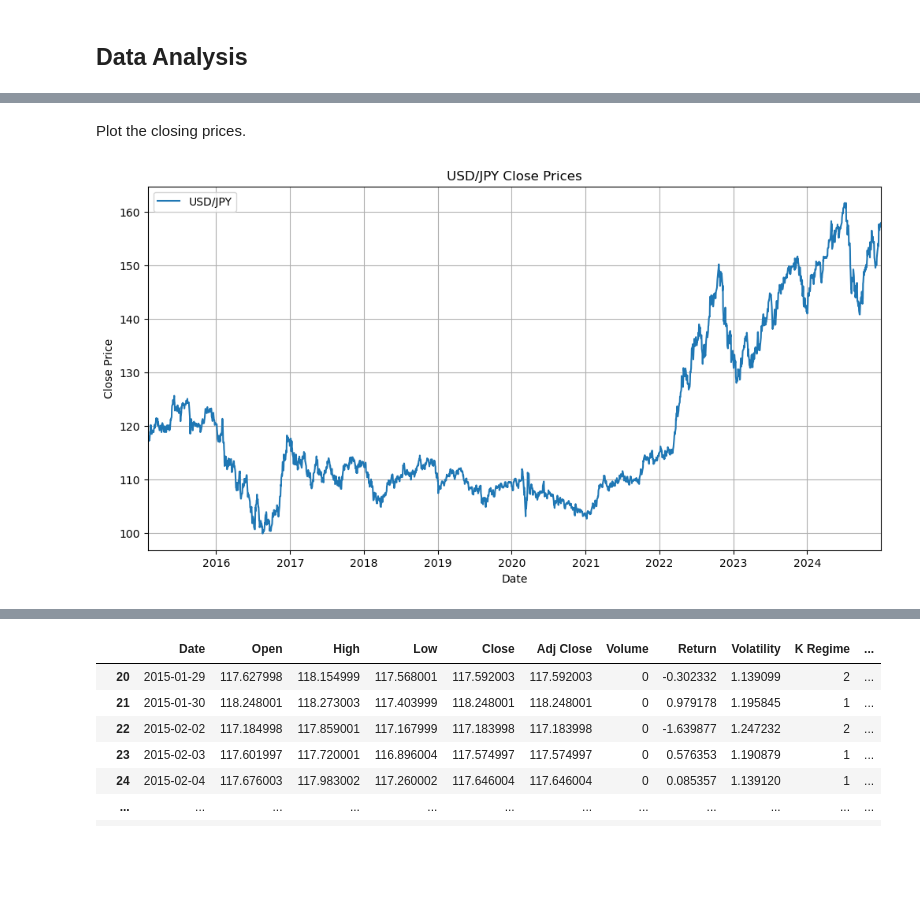
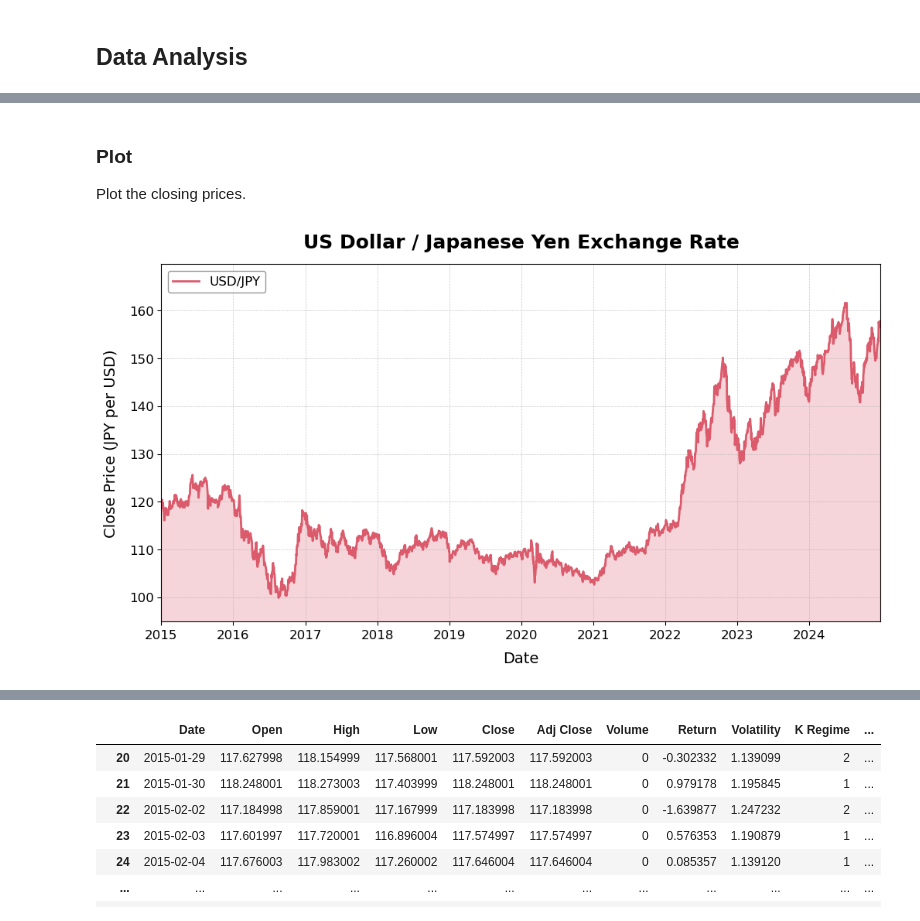
Before and after one commit to estasz/USDJPY-Quant-Trader, a Jupyter notebook: USDJPY.ipynb, the cells around one changed output, grey strips where cells are left out. Cells and saved outputs as stored; diff of their text form; code cells hidden in the pictures; blank space fills up the shorter version.

```diff
--- a/USDJPY.ipynb
+++ b/USDJPY.ipynb
@@ -74,14 +94,20 @@ yen
 # %% [markdown]
+### Plot
+
 Plot the closing prices.
 # %%
 plt.figure(figsize=(12, 6))
-plt.plot(yen.Date, yen.Close, label='USD/JPY')
-plt.title('USD/JPY Close Prices')
-plt.xlabel('Date')
-plt.ylabel('Close Price')
-plt.xlim(min(yen.Date), max(yen.Date))
-plt.legend()
-plt.grid(True)
+plt.plot(yen['Date'], yen['Close'], color='#DB5A6B', lw=2, label='USD/JPY')
+plt.fill_between(yen['Date'], yen['Close'], color='#DB5A6B', alpha=0.25)
+plt.title('US Dollar / Japanese Yen Exchange Rate', fontsize=18, fontweight='bold', pad=15)
+plt.xlabel('Date', fontsize=14, labelpad=10)
+plt.ylabel('Close Price (JPY per USD)', fontsize=14, labelpad=10)
+plt.xlim(min(yen['Date']), max(yen['Date']))
+plt.ylim(min(yen['Close']) * 0.95, max(yen['Close']) * 1.05)
+plt.grid(which='major', linestyle='--', lw=0.5, alpha=0.7)
+plt.xticks(fontsize=12)
+plt.yticks(fontsize=12)
+plt.legend(fontsize=12, frameon=True, facecolor='white', edgecolor='gray', loc='upper left')
 plt.show()
 # %% [output]
-[figure, old version]
+[figure, new version]
```
Also changed, not shown: parts of 37 cells of this notebook.
